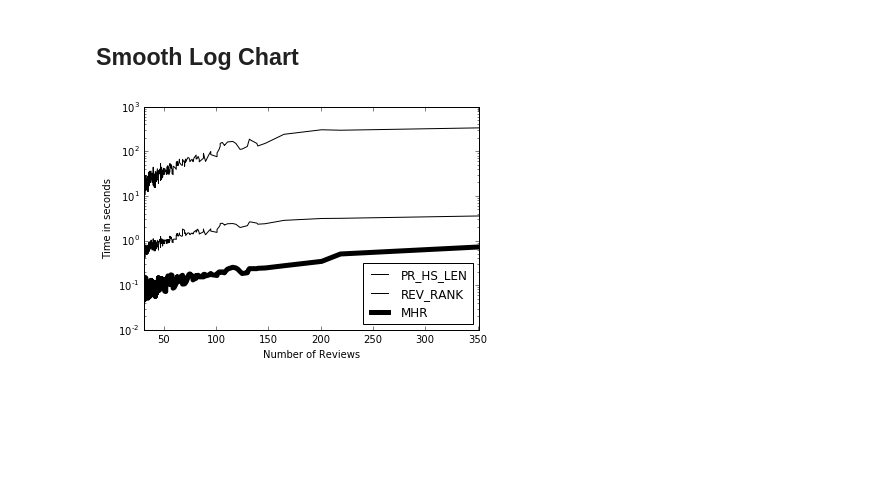
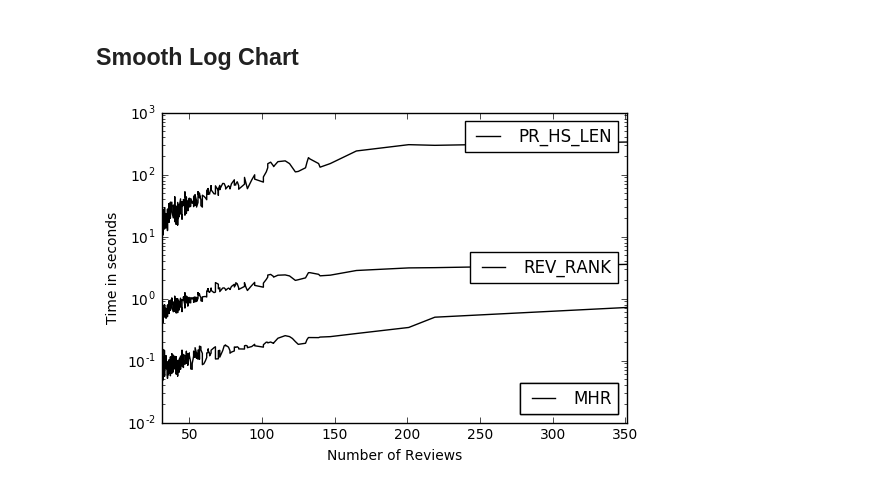
Before and after one commit to vwoloszyn/MRR, a Jupyter notebook: print_performance_chart.ipynb, the cells around one changed output. Saved outputs shown, nothing was run; the diff lists cells and outputs as text; code cells hidden in the pictures; blank space fills up the shorter version.

Commit message:
ifix performance legends place

```diff
--- a/print_performance_chart.ipynb
+++ b/print_performance_chart.ipynb
@@ -57,22 +58,24 @@ PR_HS_LEN_performance['smooth_phl'] = smooth(PR_HS_LEN_performance['elapsed_phl'
 PR_HS_LEN_performance['smooth_rev'] = smooth(RevRank_performance['time'].values,25)
 # %%
 fig, ax = plt.subplots()
-labels = []
 
-ax = PR_HS_LEN_performance.plot(ax=ax, kind='line', x='tot_comments', y='smooth_phl', c="k")
-labels.append("PR_HS_LEN")
+PR_HS_LEN_performance.plot(ax=ax, kind='line', x='tot_comments', y='smooth_phl', c="k")
+PR_HS_LEN_performance.plot(ax=ax, kind='line', x='tot_comments', y='smooth_rev', c="k")
+PR_HS_LEN_performance.plot(ax=ax, kind='line', x='tot_comments', y='smooth_mhr', c="k")
 
-ax = PR_HS_LEN_performance.plot(ax=ax, kind='line', x='tot_comments', y='smooth_rev', c="k")
-labels.append("REV_RANK")
-
-ax = PR_HS_LEN_performance.plot(ax=ax, kind='line', x='tot_comments', y='smooth_mhr', c="k", linewidth=5)
-labels.append("MHR")
-
-lines, _ = ax.get_legend_handles_labels()
-ax.legend(lines, labels, loc='best')
 ax.set_xlabel("Number of Reviews")
 ax.set_ylabel("Time in seconds")
 ax.set_yscale('log')
+
+first_legend = plt.legend(['PR_HS_LEN'], loc='upper right')
+ax = plt.gca().add_artist(first_legend)
+
+second_legend = plt.legend(['REV_RANK'], loc='center right')
+ax = plt.gca().add_artist(second_legend)
+
+third_legend = plt.legend(['MHR'], loc='lower right')
+ax = plt.gca().add_artist(third_legend)
+
 plt.show()
 # %% [output]
-[figure, old version]
+[figure, new version]
```
Also changed, not shown: parts of 2 cells of this notebook.
